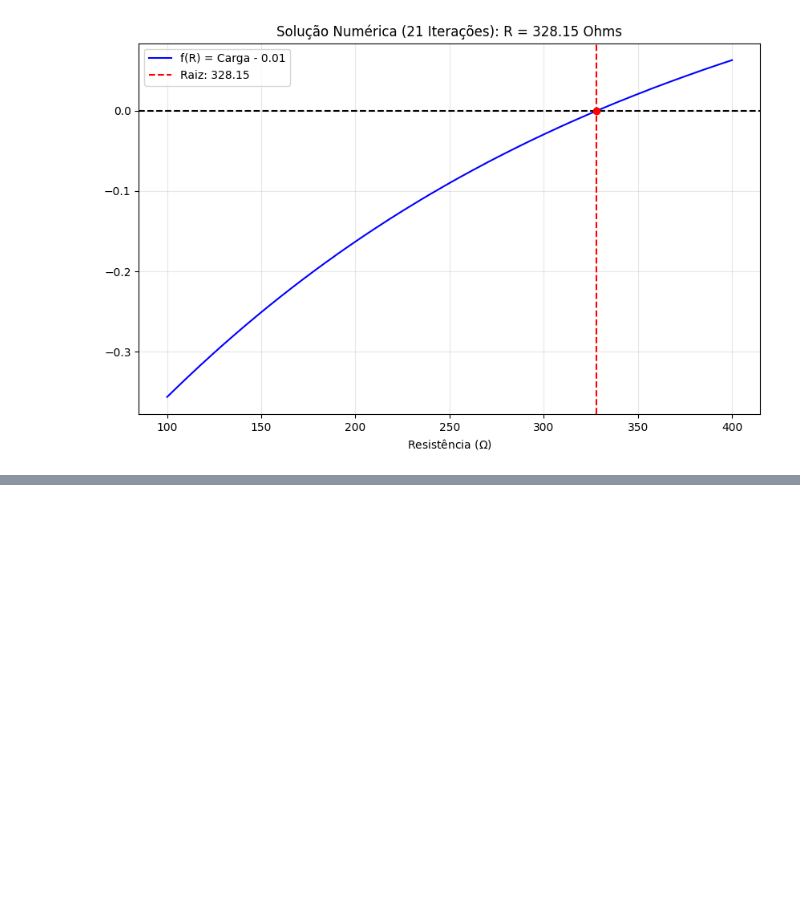
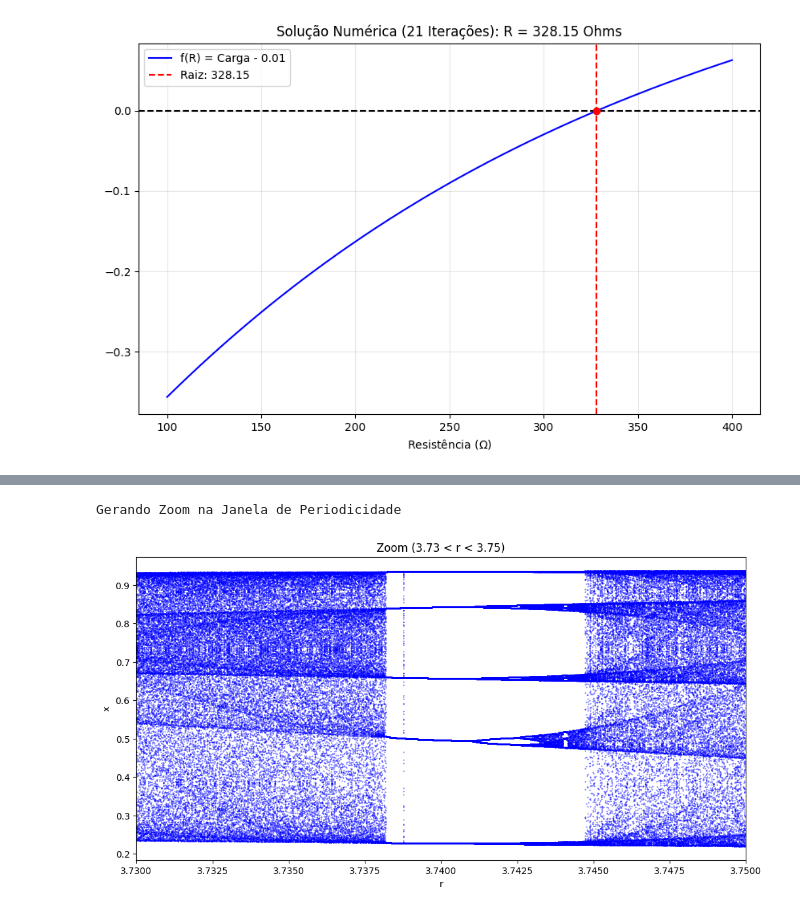
Before and after one commit to ViniciusA05/numerical-methods-python, a Jupyter notebook: notebooks/Lista_B_Resolucao.ipynb, the cells around one changed output, grey strips where cells are left out. Cells and saved outputs as stored; diff of their text form; code cells hidden in the pictures; blank space fills up the shorter version.

Commit message:
feat: adiciona questao 4 com graficos e aplicacao da questao + markdown para o enunciado das questoes

```diff
--- a/notebooks/Lista_B_Resolucao.ipynb
+++ b/notebooks/Lista_B_Resolucao.ipynb
@@ -85,0 +135,15 @@ Erro residual = 8.27e-08
+# %%
+print("Gerando Zoom na Janela de Periodicidade")
+# Aumentamos a resolução (r_steps) para o zoom ficar nítido
+r_zoom, x_zoom = gera_dados_bifurcacao(r_min=3.73, r_max=3.75, r_steps=1500)
+
+plt.figure(figsize=(12, 6))
+plt.scatter(r_zoom, x_zoom, s=0.1, color='blue') # Azul para diferenciar
+plt.title("Zoom (3.73 < r < 3.75)")
+plt.xlabel("r")
+plt.ylabel("x")
+plt.xlim(3.73, 3.75)
+plt.show()
+# %% [output]
+Gerando Zoom na Janela de Periodicidade
+[figure, added]
```
Also changed, not shown: parts of 4 cells of this notebook.
